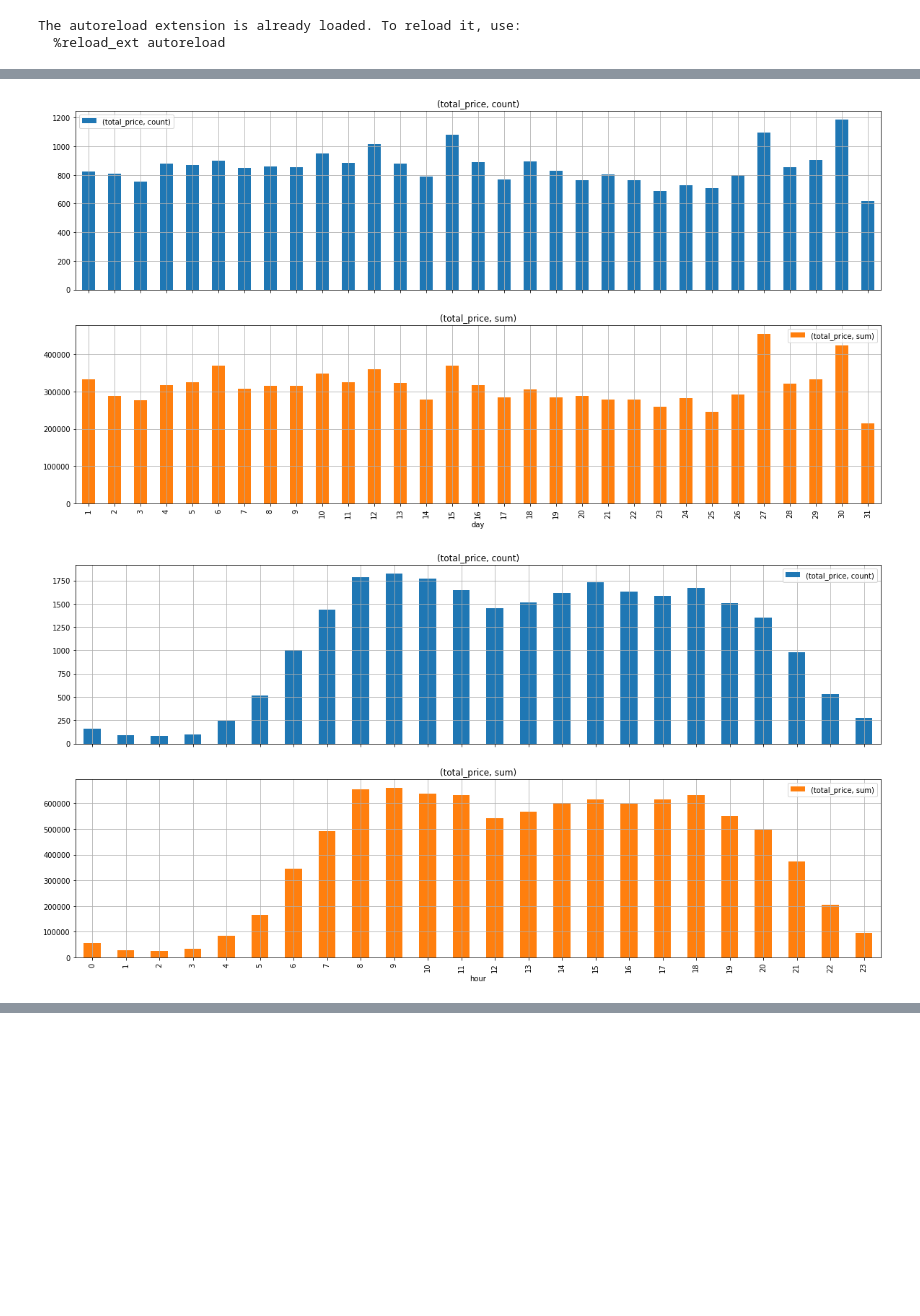
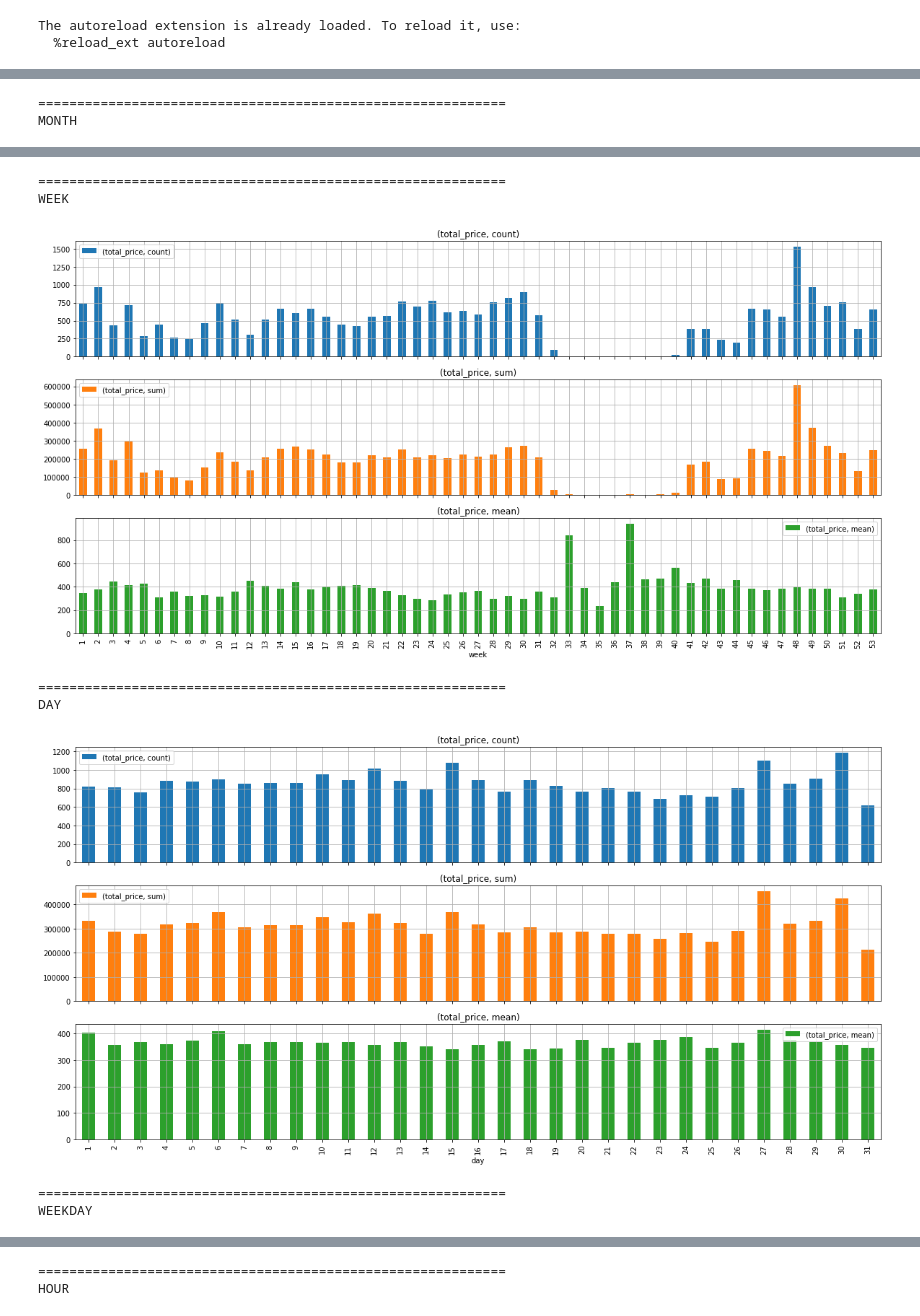
Before and after one commit to TomaszKaleczyc/customer_order_prediction, a Jupyter notebook: src/EDA.ipynb, the cells around one changed output, grey strips where cells are left out. Cells and saved outputs as stored; diff of their text form; code cells hidden in the pictures; blank space fills up the shorter version.

```diff
--- a/src/EDA.ipynb
+++ b/src/EDA.ipynb
@@ -16,8 +20,9 @@ data_path = '../data/data.csv'
 
 df = pd.read_csv(data_path)
 df['created_at'] = pd.to_datetime(df['created_at'])
-intervals = ['year', 'month', 'day', 'hour']
+intervals = ['year', 'month', 'week', 'day', 'weekday', 'hour']
 for interval in intervals:
-    df[interval] = df['created_at'].apply(lambda row: getattr(row, interval))
+    # df[interval] = df['created_at'].apply(lambda row: getattr(row, interval))
+    df[interval] = getattr(df['created_at'].dt, interval)
 utils.df_summarise(df)
 # %% [output]
@@ -35,9 +41,16 @@ Index(['order_id', 'customer_id', 'created_at', 'total_price', 'shipping_zip',
 figsize = (20, 10)
 
 for interval in intervals:
+    print('='*60)
+    print(interval.upper())
     agg_df = (df[[interval, 'total_price']]
                 .groupby(interval)
-                .agg(['count', 'sum'])
+                .agg(['count', 'sum', 'mean']
+                )
+
+
     )
     agg_df.plot(kind='bar', grid=True, subplots=True, sharex=True, figsize=figsize)
+    plt.show()
+    # agg_df.plot(kind='bar', secondary_y=('total_price','sum'), rot=0, figsize=figsize)
 # %% [output]
@@ -44,0 +60,2 @@ for interval in intervals:
+============================================================
+MONTH
@@ -46,2 +63,8 @@ for interval in intervals:
+============================================================
+WEEK
-[figure, old version]
+[figure, new version]
+============================================================
+DAY
-[figure, old version]
+[figure, new version]
+============================================================
+WEEKDAY
@@ -47,0 +72,2 @@ for interval in intervals:
+============================================================
+HOUR
```
Also changed, not shown: parts of 3 cells of this notebook.
